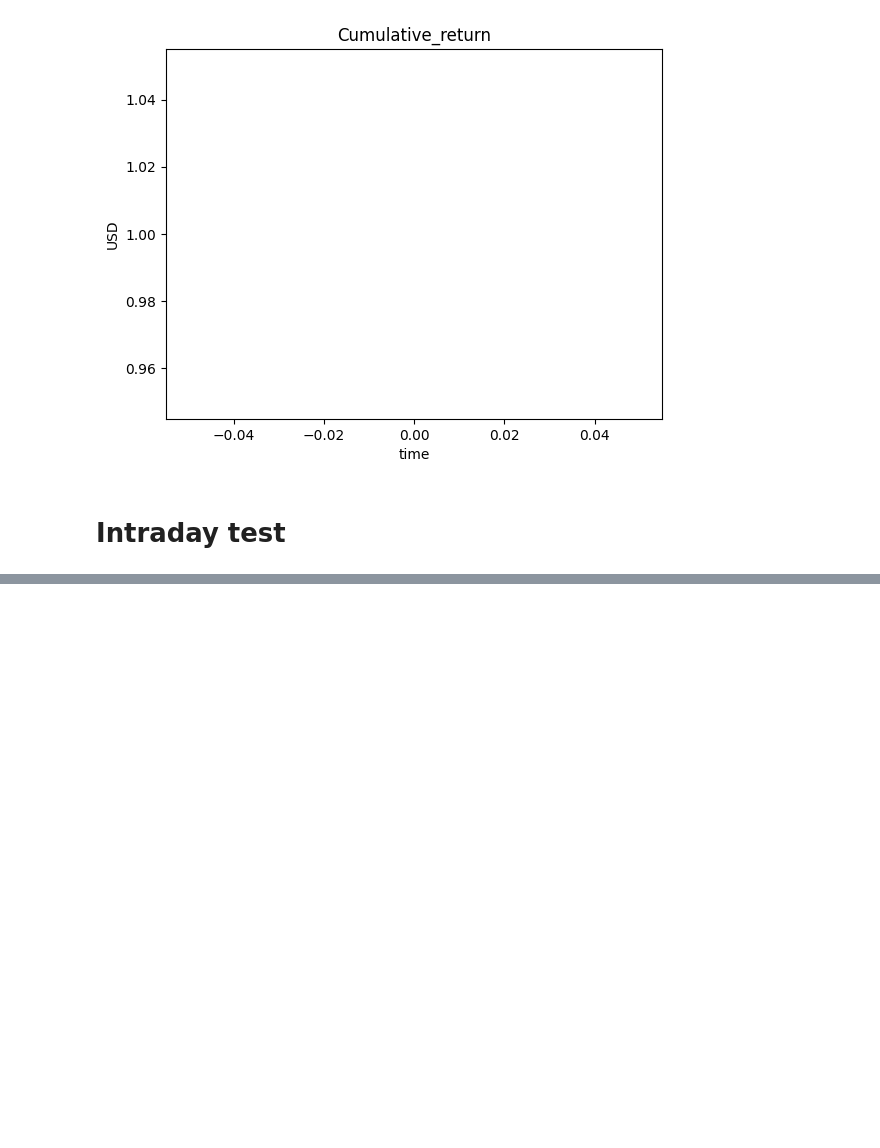
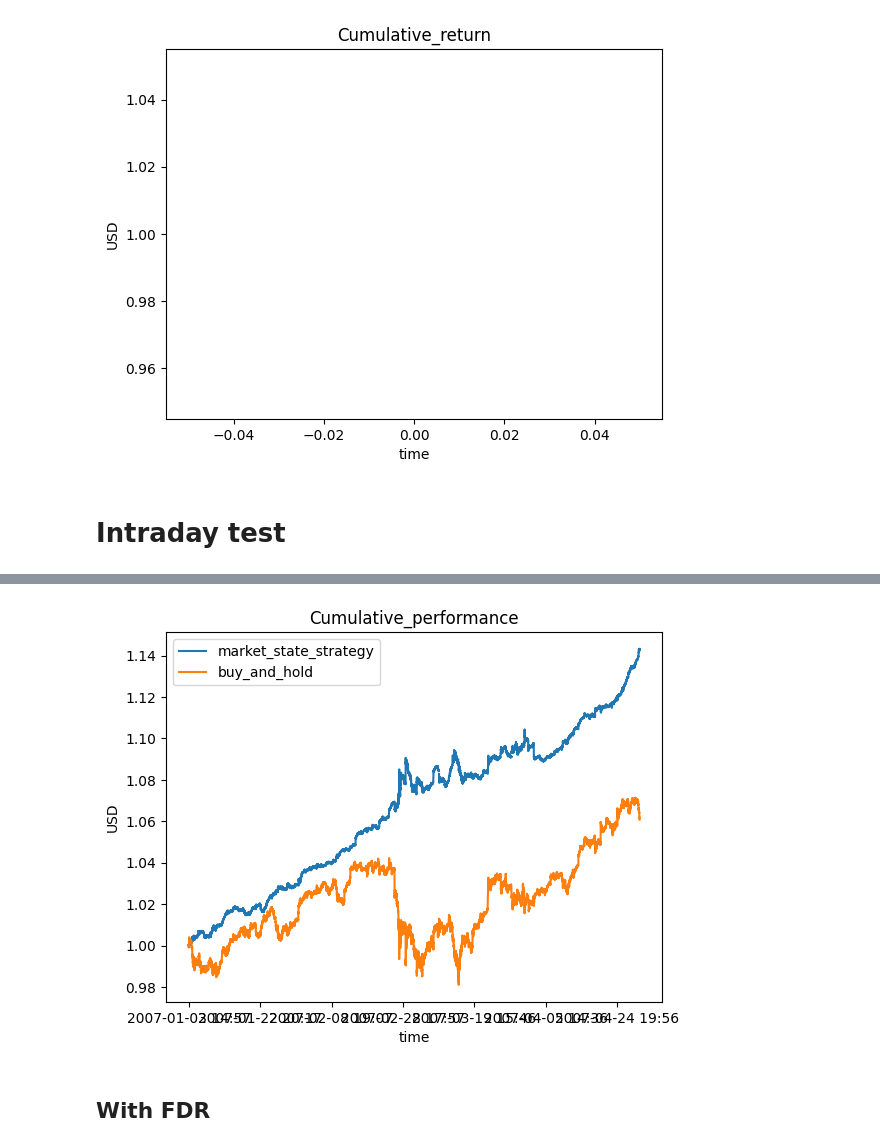
Before and after one commit to chgendreau/market-states-trading-strategy, a Jupyter notebook: strateg_test.ipynb, the cells around one changed output, grey strips where cells are left out. Drawn from its saved outputs; the diff is of its cells as text; code cells hidden in the pictures; blank space fills up the shorter version.

```diff
--- a/strateg_test.ipynb
+++ b/strateg_test.ipynb
@@ -211,0 +330,6 @@ print((df['trade_price'].isnull().mean() * 100).round(2))
+# %%
+market_state_strategy(r)
+# %% [output]
+[figure, added]
+# %% [markdown]
+## With FDR
```
Also changed, not shown: parts of 15 cells of this notebook, 1 other file.
